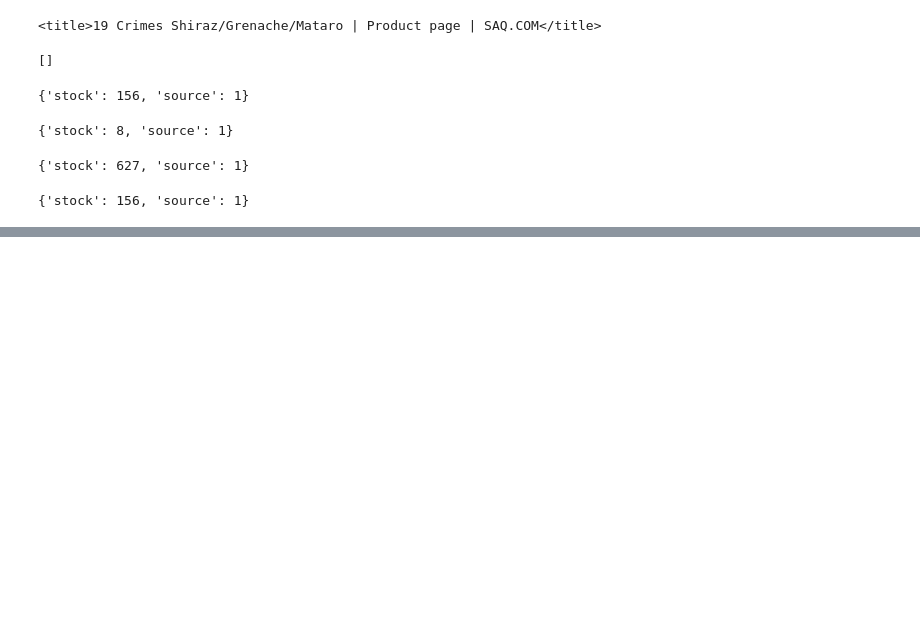
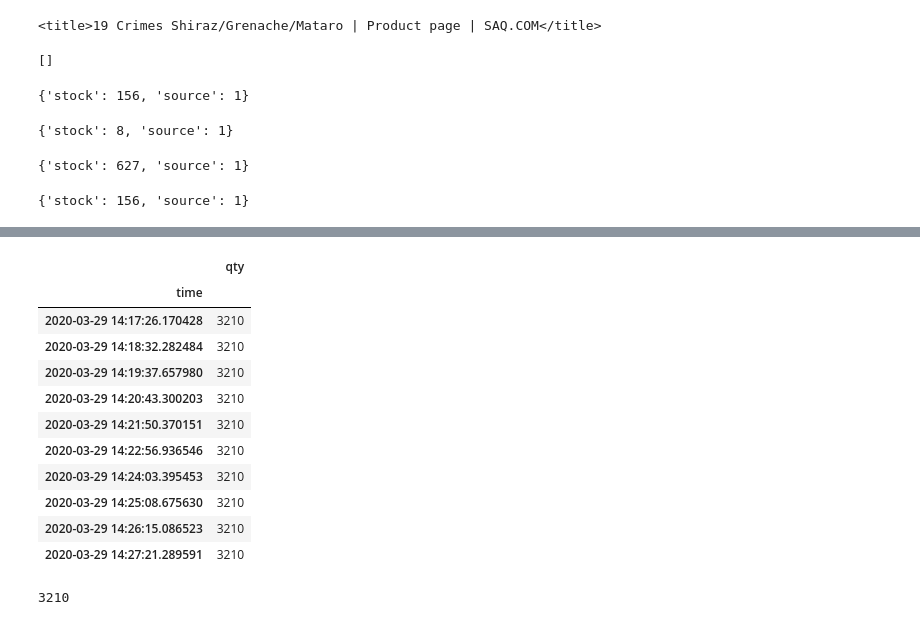
Before and after one commit to archydeberker/a-glass-of-wine, a Jupyter notebook: scrape_data.ipynb, the cells around one changed output, grey strips where cells are left out. Cells and saved outputs as stored; diff of their text form; code cells hidden in the pictures; blank space fills up the shorter version.

```diff
--- a/scrape_data.ipynb
+++ b/scrape_data.ipynb
@@ -85,0 +270,15 @@ get_stock_from_webpage('https://www.saq.com/fr/14376324')
+# %%
+df.groupby('time').sum()
+# %% [output]
+|  | qty |
+| time |  |
+| 2020-03-29 14:17:26.170428 | 3210 |
+| 2020-03-29 14:18:32.282484 | 3210 |
+| 2020-03-29 14:19:37.657980 | 3210 |
+| 2020-03-29 14:20:43.300203 | 3210 |
+| 2020-03-29 14:21:50.370151 | 3210 |
+| 2020-03-29 14:22:56.936546 | 3210 |
+| 2020-03-29 14:24:03.395453 | 3210 |
+| 2020-03-29 14:25:08.675630 | 3210 |
+| 2020-03-29 14:26:15.086523 | 3210 |
+| 2020-03-29 14:27:21.289591 | 3210 |
@@ -85,0 +289,4 @@ get_stock_from_webpage('https://www.saq.com/fr/14376324')
+# %%
+total
+# %% [output]
+3210
```
Also changed, not shown: parts of 38 cells of this notebook, 5 other files.
